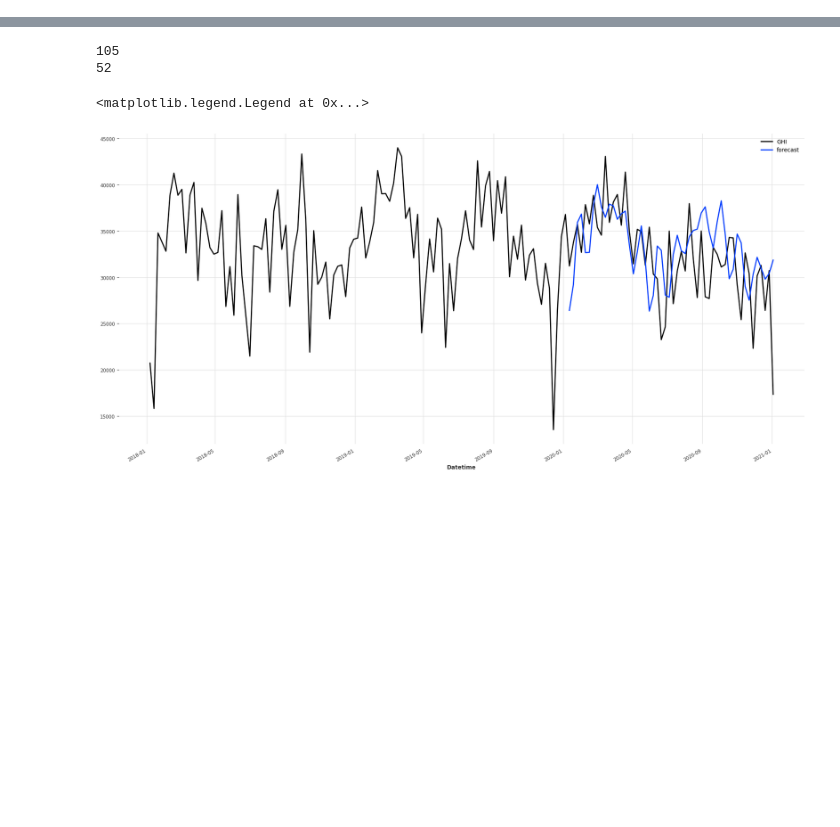
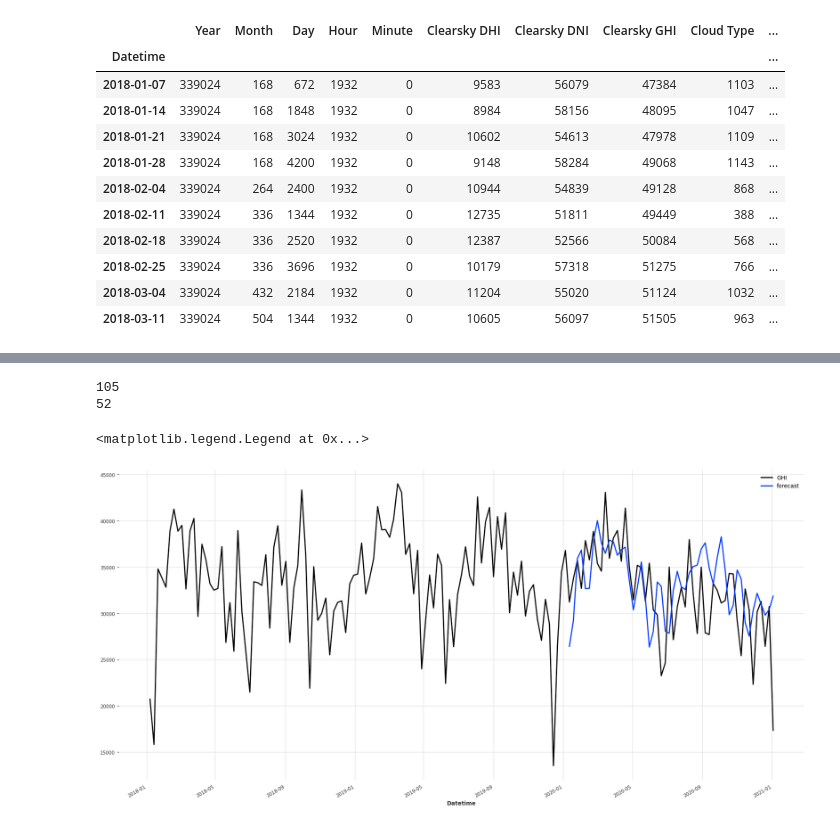
Before and after one commit to cai-yutian/pv-modelling-mirror, a Jupyter notebook: predict-irradiance.ipynb, the cells around one changed output, grey strips where cells are left out. Saved outputs shown, nothing was run; the diff lists cells and outputs as text; code cells hidden in the pictures; blank space fills up the shorter version.

```diff
--- a/predict-irradiance.ipynb
+++ b/predict-irradiance.ipynb
@@ -60 +88,17 @@ full_df
+# %%
+weekly_df = full_df.groupby(pd.Grouper(freq="W")).sum()
+weekly_df.head(10)
+# %% [output]
+|  | Year | Month | Day | Hour | Minute | Clearsky DHI | Clearsky DNI | Clearsky GHI | Cloud Type | ... |
+| Datetime |  |  |  |  |  |  |  |  |  | ... |
+| 2018-01-07 | 339024 | 168 | 672 | 1932 | 0 | 9583 | 56079 | 47384 | 1103 | ... |
+| 2018-01-14 | 339024 | 168 | 1848 | 1932 | 0 | 8984 | 58156 | 48095 | 1047 | ... |
+| 2018-01-21 | 339024 | 168 | 3024 | 1932 | 0 | 10602 | 54613 | 47978 | 1109 | ... |
+| 2018-01-28 | 339024 | 168 | 4200 | 1932 | 0 | 9148 | 58284 | 49068 | 1143 | ... |
+| 2018-02-04 | 339024 | 264 | 2400 | 1932 | 0 | 10944 | 54839 | 49128 | 868 | ... |
+| 2018-02-11 | 339024 | 336 | 1344 | 1932 | 0 | 12735 | 51811 | 49449 | 388 | ... |
+| 2018-02-18 | 339024 | 336 | 2520 | 1932 | 0 | 12387 | 52566 | 50084 | 568 | ... |
+| 2018-02-25 | 339024 | 336 | 3696 | 1932 | 0 | 10179 | 57318 | 51275 | 766 | ... |
+| 2018-03-04 | 339024 | 432 | 2184 | 1932 | 0 | 11204 | 55020 | 51124 | 1032 | ... |
+| 2018-03-11 | 339024 | 504 | 1344 | 1932 | 0 | 10605 | 56097 | 51505 | 963 | ... |
 # %%
```
Also changed, not shown: parts of 18 cells of this notebook.
